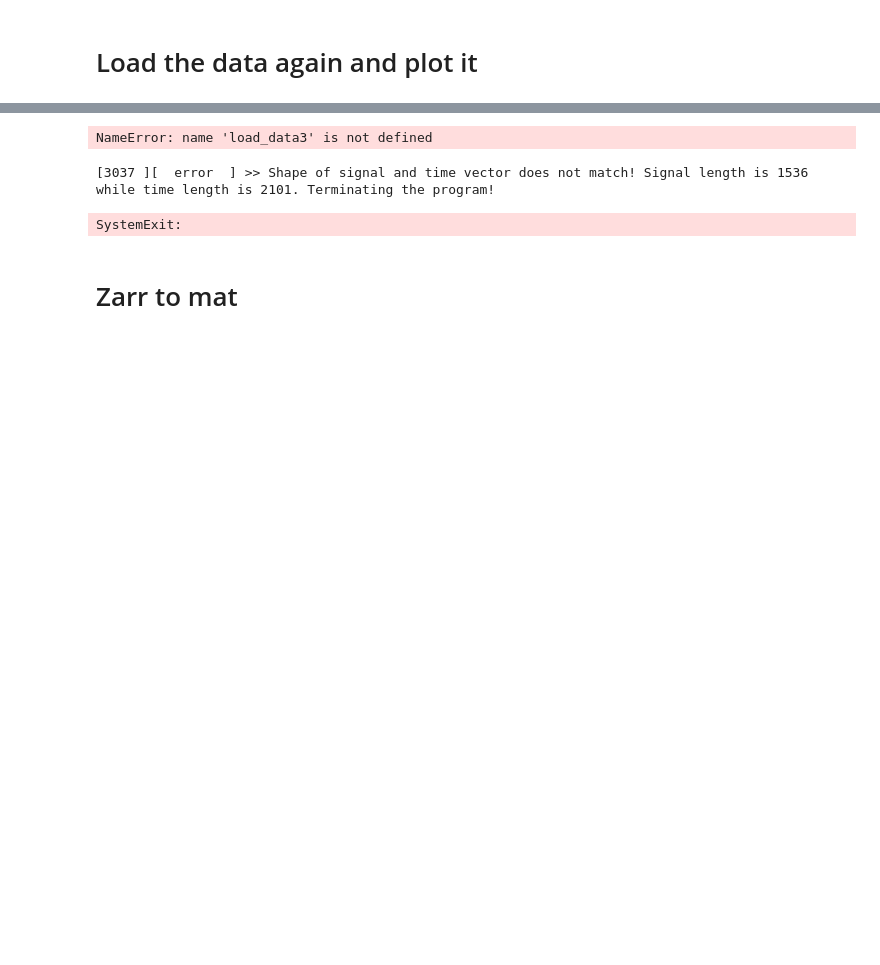
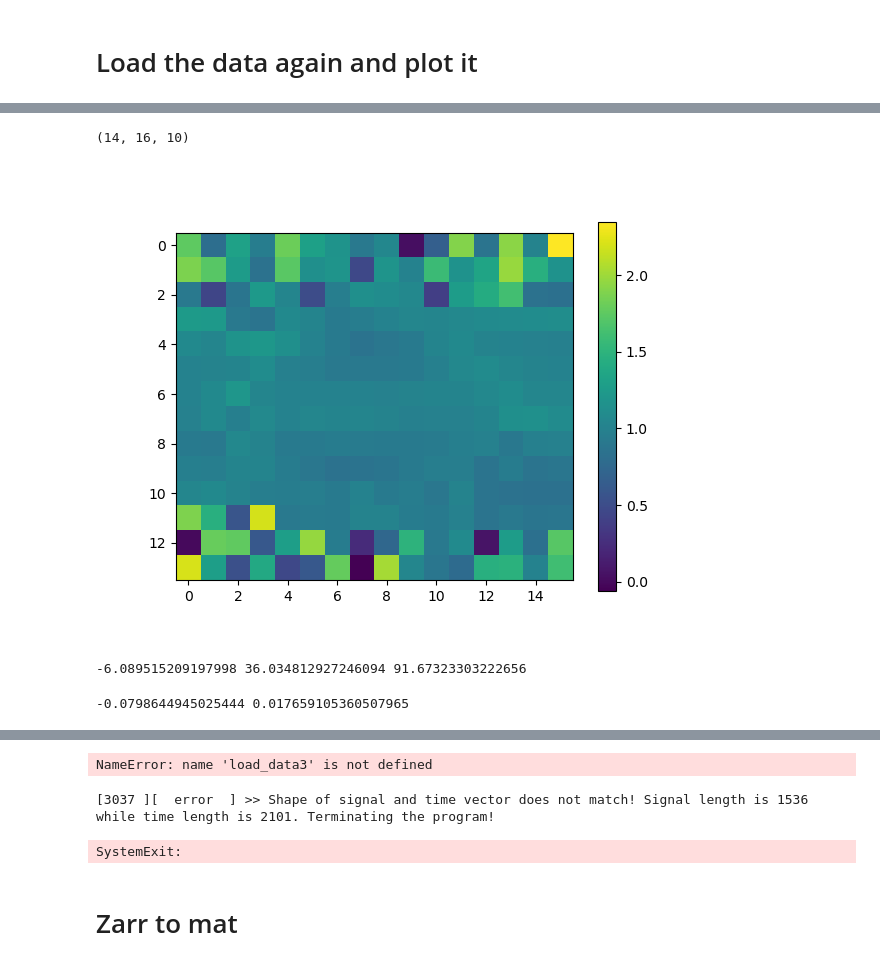
Before and after one commit to MRSI-HFMR-Group-Vienna/Synthetic_MRSI, a Jupyter notebook: code/main_notebook.ipynb, the cells around one changed output, grey strips where cells are left out. Saved outputs shown, nothing was run; the diff lists cells and outputs as text; code cells hidden in the pictures; blank space fills up the shorter version.

```diff
--- a/code/main_notebook.ipynb
+++ b/code/main_notebook.ipynb
@@ -1135,3 +1298,24 @@ JupyterPlotManager.volume_grid_viewer(vols=[da.abs(load_data[120,:,:,:])], rows=
+# %%
+relative_B1_map = loaded_B1_map.values / target_angle
+
+print(relative_B1_map.shape)
+plt.figure()
+plt.imshow(relative_B1_map[:,:,5])
+plt.colorbar()
+plt.show()
+# %% [output]
+(14, 16, 10)
+[figure, added]
+# %%
+b1 = loaded_B1_map.values
+print(float(b1.min()), float(np.median(b1)), float(b1.max()))
+# %% [output]
+-6.089515209197998 36.034812927246094 91.67323303222656
+# %%
+center = np.argmin(np.abs(frequency_vector[i0:i1]))
+print(float(ab[center].min()), float(np.median(ab[center])))
+# %% [output]
+-0.0798644945025444 0.017659105360507965
 # %%
 #### Estimate the SNR
 ###noise_roi = load_data[:, :5, :5, :5]
```
Also changed, not shown: parts of 38 cells of this notebook, 8 other files.
